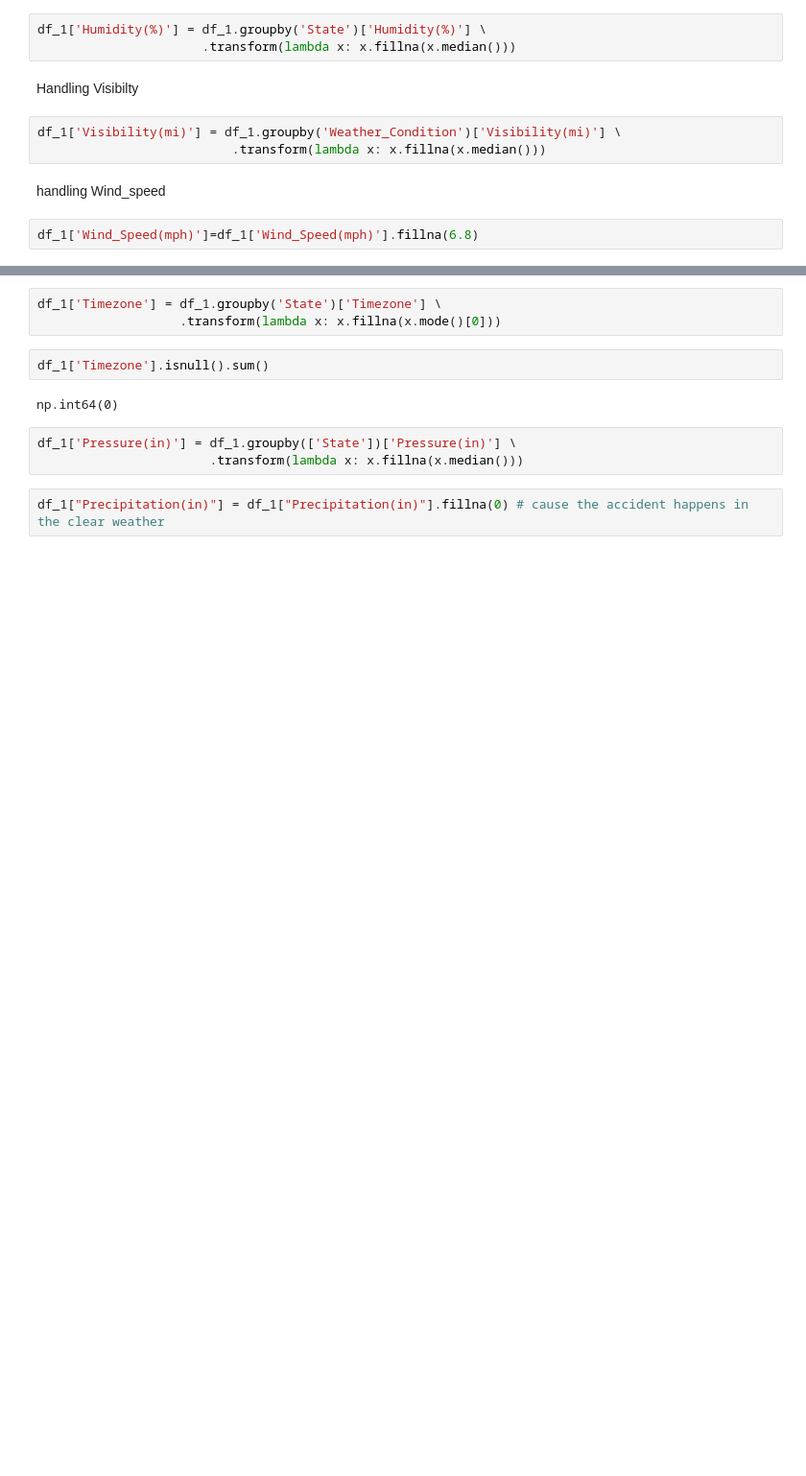
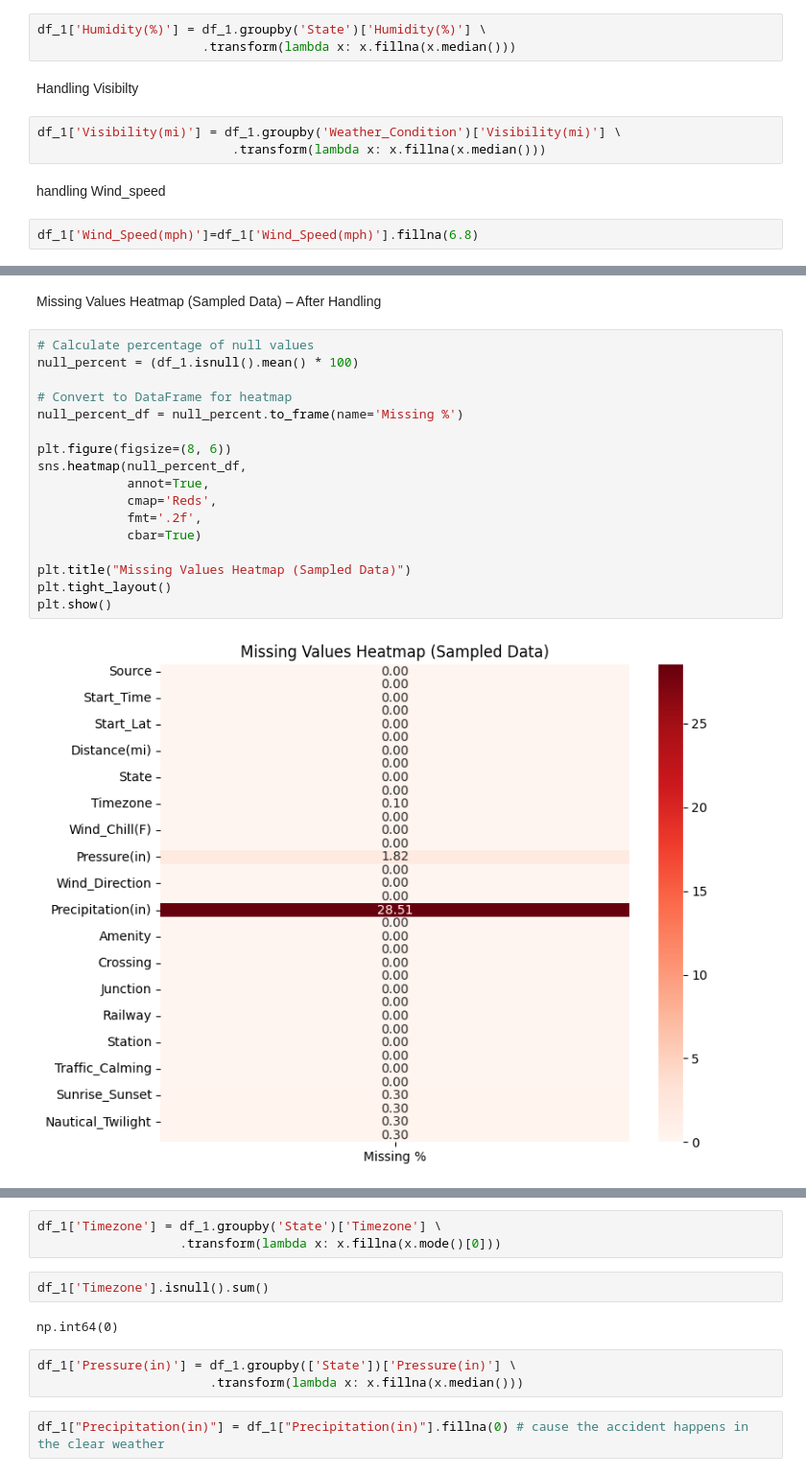
Before and after one commit to Kishore-mp45/24ADI004_TEAM9_ROAD_ACCIDENT_SEVERITY_ANALYSIS, a Jupyter notebook: Week-3.ipynb, the cells around one changed output, grey strips where cells are left out. Shown at 96% size. Cells and saved outputs as stored; diff of their text form; blank space fills up the shorter version.

```diff
--- a/Week-3.ipynb
+++ b/Week-3.ipynb
@@ -319 +357,22 @@ Sunrise_Sunset       0
 dtype: int64
+# %% [markdown]
+Missing Values Heatmap (Sampled Data) – After Handling
+# %%
+# Calculate percentage of null values
+null_percent = (df_1.isnull().mean() * 100)
+
+# Convert to DataFrame for heatmap
+null_percent_df = null_percent.to_frame(name='Missing %')
+
+plt.figure(figsize=(8, 6))
+sns.heatmap(null_percent_df,
+            annot=True,
+            cmap='Reds',
+            fmt='.2f',
+            cbar=True)
+
+plt.title("Missing Values Heatmap (Sampled Data)")
+plt.tight_layout()
+plt.show()
+# %% [output]
+[figure, added]
```
Also changed, not shown: parts of 36 cells of this notebook.
